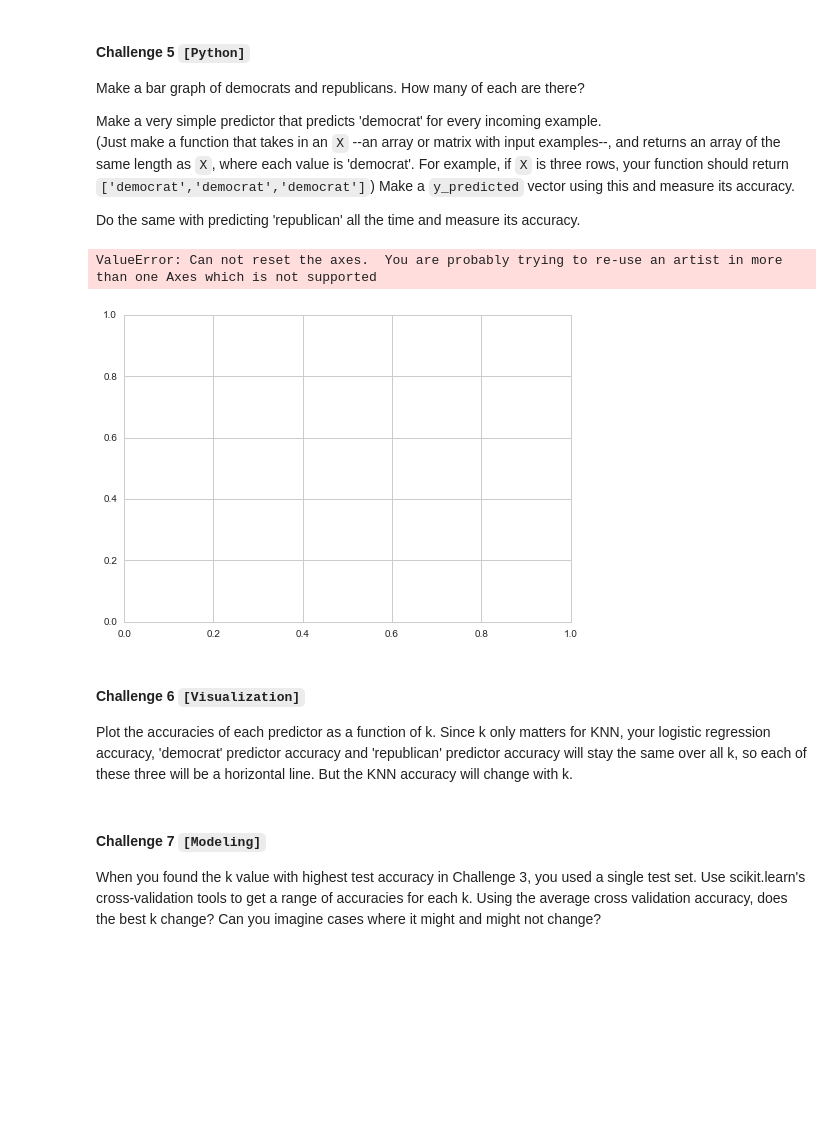
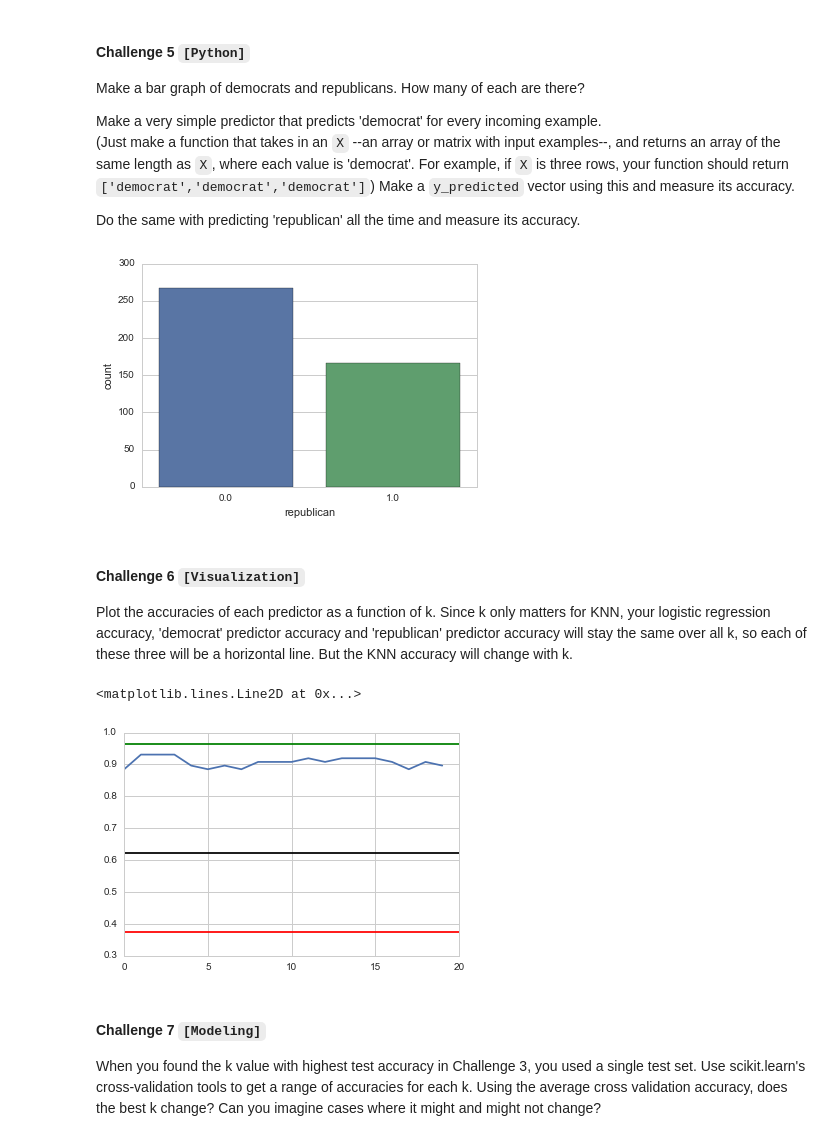
Before and after one commit to TejjeT/DataScienceProject2, a Jupyter notebook: day_06/Supervised Learning Challenges - Tejeshwar Gurram.ipynb, the cells around one changed output. Cells and saved outputs as stored; diff of their text form; code cells hidden in the pictures; blank space fills up the shorter version.

```diff
--- a/day_06/Supervised Learning Challenges - Tejeshwar Gurram.ipynb
+++ b/day_06/Supervised Learning Challenges - Tejeshwar Gurram.ipynb
@@ -150,26 +141,3 @@ function should return `['democrat','democrat','democrat']`) Make a
 
 Do the same with predicting 'republican' all the time and measure its
 accuracy.
-# %%
-import numpy as np
-import matplotlib.pyplot as plt
-%matplotlib inline
-import seaborn as sns
-sns.set(style="whitegrid")
-ax.set_title("Amount Frequency")
-ax.set_xlabel("Amount ($)")
-ax.set_ylabel("Frequency")
-
-
-rects = ax.patches
-
-# Now make some labels
-labels = ["label%d" % i for i in xrange(len(rects))]
-
-
-height = rect.get_height()
-    ax.text(rect.get_x() + rect.get_width()/2, height + 5, label, ha='center', va='bottom')
-sns.countplot(x="republican", data=housevotes_data_final_stp1,axes=ax);
-# %% [output]
-ValueError: Can not reset the axes.  You are probably trying to re-use an artist in more than one Axes which is not supported
-[figure, removed]
@@ -183,3 +144,21 @@ rects1 = plt.bar(index, means_men, bar_width,
+# %%
+import numpy as np
+import matplotlib.pyplot as plt
+%matplotlib inline
+import seaborn as sns
+from sklearn.dummy import DummyClassifier
+from sklearn.cross_validation import cross_val_score
+
+sns.countplot(x="republican", data=housevotes_data_final_stp1);
+
+Y_VAR_DUMMY = DummyClassifier(strategy='constant', constant=0.0)
+rep_cross_val_score=cross_val_score(Y_VAR_DUMMY, X_train, Y_train)
+
+
+Y_VAR_DUMMY = DummyClassifier(strategy='constant', constant=1.0)
+dem_cross_val_score=cross_val_score(Y_VAR_DUMMY, X_train, Y_train)
+# %% [output]
+[figure, added]
 # %% [markdown]
 #### Challenge 6 `[Visualization]`
 Plot the accuracies of each predictor as a function of k. Since k only matters for KNN,
@@ -187,6 +166,15 @@ your logistic regression accuracy, 'democrat' predictor accuracy and
 'republican' predictor accuracy will stay the same over all k, so each
 of these three will be a horizontal line. But the KNN accuracy will
 change with k.
+# %%
+
+plt.plot(range(0,20),KNN_List(0,20,X_train,Y_train,X_test,Y_test))
+plt.axhline(y=dem_cross_val_score[0], color='red')
+plt.axhline(y=rep_cross_val_score[0], color='black')
+plt.axhline(y=logistic_score_values(), color='green')
+# %% [output]
+<matplotlib.lines.Line2D at 0x...>
+[figure, added]
 # %% [markdown]
 #### Challenge 7 `[Modeling]`
 When you found the k value with highest test accuracy in Challenge 3, you used a single test set.
```
Also changed, not shown: parts of 6 cells of this notebook, 3 other files.
